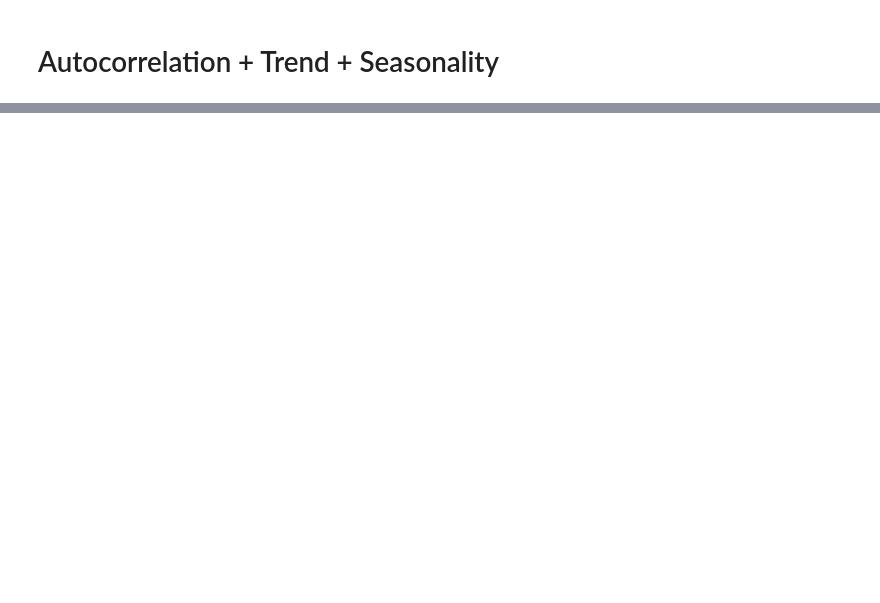
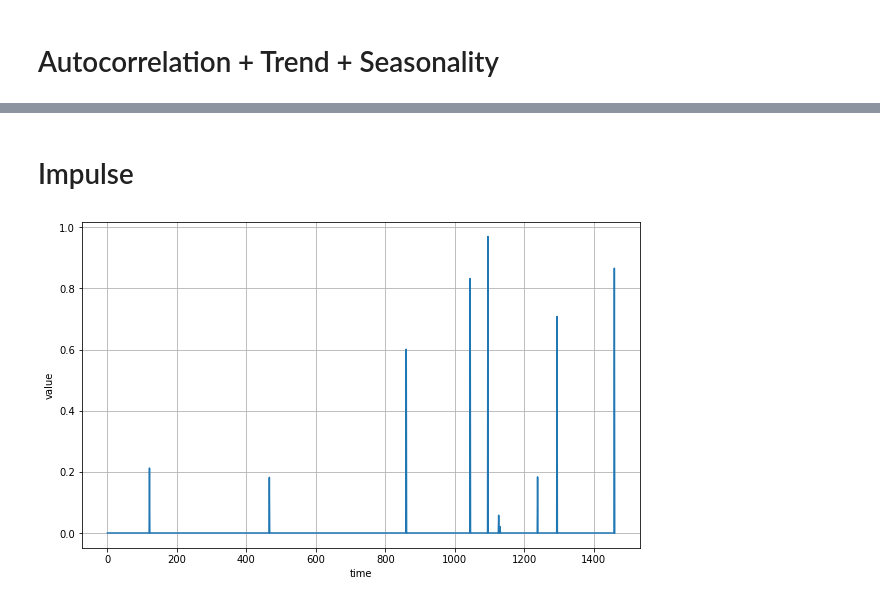
Before and after one commit to gak92/DeepLearningAI-Tensorflow-Developer, a Jupyter notebook: 4_Time_Series/01_Time_Series_Basics.ipynb, the cells around one changed output, grey strips where cells are left out. Cells and saved outputs as stored; diff of their text form; code cells hidden in the pictures; blank space fills up the shorter version.

```diff
--- a/4_Time_Series/01_Time_Series_Basics.ipynb
+++ b/4_Time_Series/01_Time_Series_Basics.ipynb
@@ -139,0 +143,16 @@ plot_time_series(time[:300], series[:300])
+# %% [markdown]
+# Impulse
+# %%
+def impulses(time, num_impulses, amplitude=1, seed=None):
+    rnd = np.random.RandomState(seed)
+    impulse_indices = rnd.randint(len(time), size=10)
+    series = np.zeros(len(time))
+    for index in impulse_indices:
+        series[index] += rnd.rand() * amplitude
+    return series
+# %%
+series = impulses(time, 10, seed=42)
+plot_time_series(time, series)
+plt.show()
+# %% [output]
+[figure, added]
```
Also changed, not shown: parts of 17 cells of this notebook.
